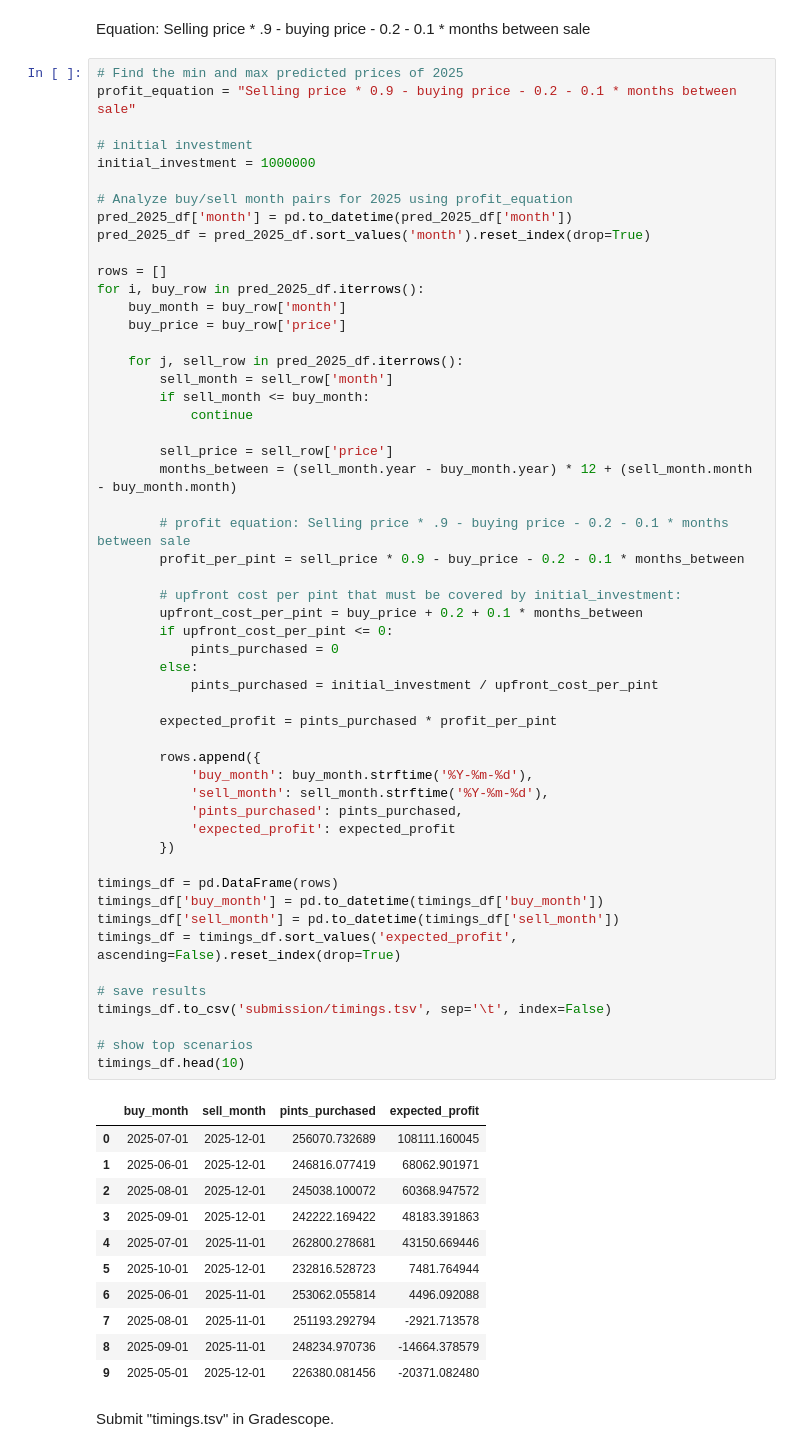
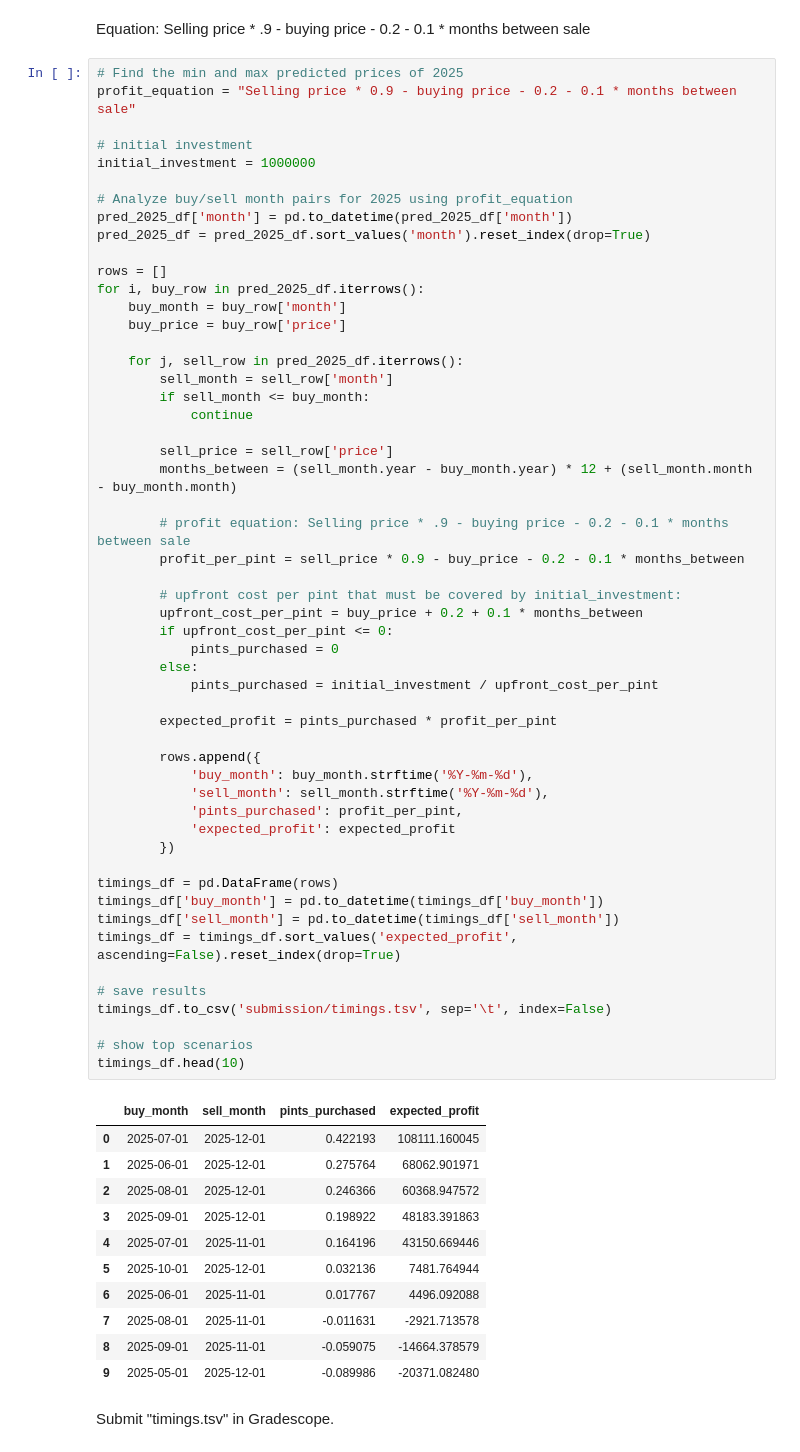
Before and after one commit to jtvon/dx704-project-02, a Jupyter notebook: project.ipynb, the cells around one changed output. Cells and saved outputs as stored; diff of their text form.

```diff
--- a/project.ipynb
+++ b/project.ipynb
@@ -236,44 +236,44 @@ for i, buy_row in pred_2025_df.iterrows():
         # profit equation: Selling price * .9 - buying price - 0.2 - 0.1 * months between sale
         profit_per_pint = sell_price * 0.9 - buy_price - 0.2 - 0.1 * months_between
 
         # upfront cost per pint that must be covered by initial_investment:
         upfront_cost_per_pint = buy_price + 0.2 + 0.1 * months_between
         if upfront_cost_per_pint <= 0:
             pints_purchased = 0
         else:
             pints_purchased = initial_investment / upfront_cost_per_pint
 
         expected_profit = pints_purchased * profit_per_pint
 
         rows.append({
             'buy_month': buy_month.strftime('%Y-%m-%d'),
             'sell_month': sell_month.strftime('%Y-%m-%d'),
-            'pints_purchased': pints_purchased,
+            'pints_purchased': profit_per_pint,
             'expected_profit': expected_profit
         })
 
 timings_df = pd.DataFrame(rows)
 timings_df['buy_month'] = pd.to_datetime(timings_df['buy_month'])
 timings_df['sell_month'] = pd.to_datetime(timings_df['sell_month'])
 timings_df = timings_df.sort_values('expected_profit', ascending=False).reset_index(drop=True)
 
 # save results
 timings_df.to_csv('submission/timings.tsv', sep='\t', index=False)
 
 # show top scenarios
 timings_df.head(10)
 # %% [output]
 |  | buy_month | sell_month | pints_purchased | expected_profit |
-| 0 | 2025-07-01 | 2025-12-01 | 256070.732689 | 108111.160045 |
-| 1 | 2025-06-01 | 2025-12-01 | 246816.077419 | 68062.901971 |
-| 2 | 2025-08-01 | 2025-12-01 | 245038.100072 | 60368.947572 |
-| 3 | 2025-09-01 | 2025-12-01 | 242222.169422 | 48183.391863 |
-| 4 | 2025-07-01 | 2025-11-01 | 262800.278681 | 43150.669446 |
-| 5 | 2025-10-01 | 2025-12-01 | 232816.528723 | 7481.764944 |
-| 6 | 2025-06-01 | 2025-11-01 | 253062.055814 | 4496.092088 |
-| 7 | 2025-08-01 | 2025-11-01 | 251193.292794 | -2921.713578 |
-| 8 | 2025-09-01 | 2025-11-01 | 248234.970736 | -14664.378579 |
-| 9 | 2025-05-01 | 2025-12-01 | 226380.081456 | -20371.082480 |
+| 0 | 2025-07-01 | 2025-12-01 | 0.422193 | 108111.160045 |
+| 1 | 2025-06-01 | 2025-12-01 | 0.275764 | 68062.901971 |
+| 2 | 2025-08-01 | 2025-12-01 | 0.246366 | 60368.947572 |
+| 3 | 2025-09-01 | 2025-12-01 | 0.198922 | 48183.391863 |
+| 4 | 2025-07-01 | 2025-11-01 | 0.164196 | 43150.669446 |
+| 5 | 2025-10-01 | 2025-12-01 | 0.032136 | 7481.764944 |
+| 6 | 2025-06-01 | 2025-11-01 | 0.017767 | 4496.092088 |
+| 7 | 2025-08-01 | 2025-11-01 | -0.011631 | -2921.713578 |
+| 8 | 2025-09-01 | 2025-11-01 | -0.059075 | -14664.378579 |
+| 9 | 2025-05-01 | 2025-12-01 | -0.089986 | -20371.082480 |
 # %% [markdown]
 Submit "timings.tsv" in Gradescope.
 # %% [markdown]
```
Also changed, not shown: parts of 1 cell of this notebook.
